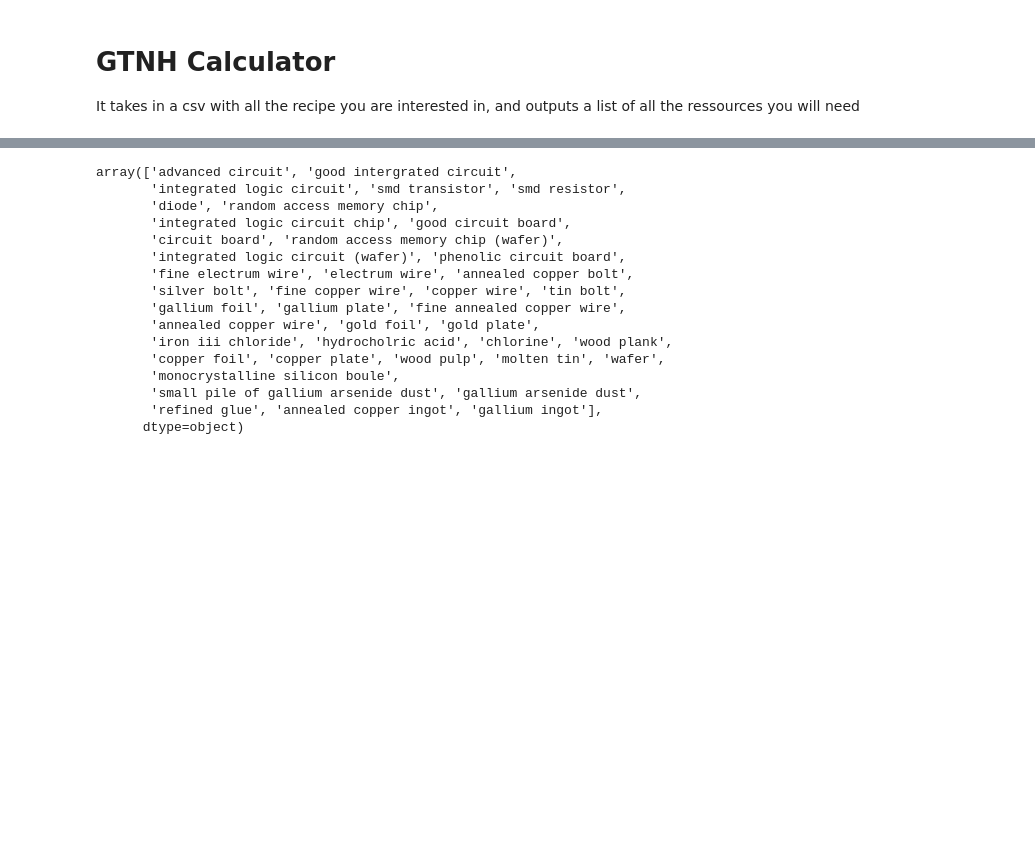
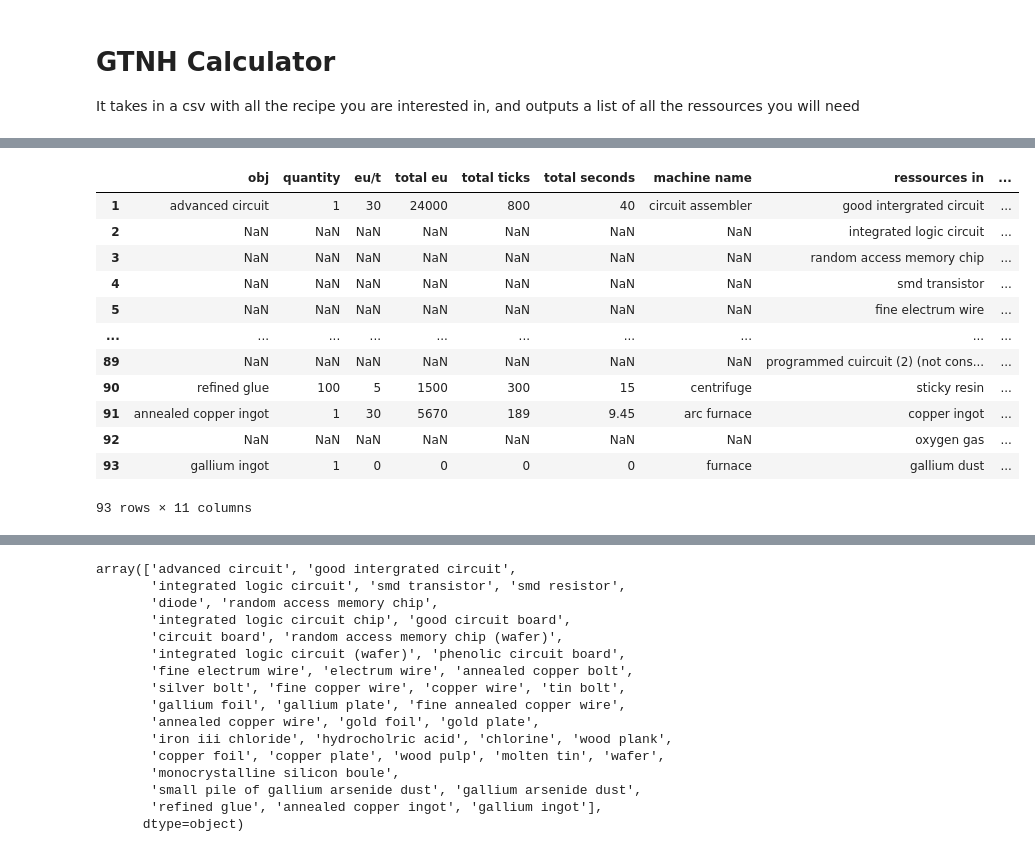
Before and after one commit to CorentinGaillard/GTNH_craft_calc, a Jupyter notebook: GTNH_calc_on_gsheet.ipynb, the cells around one changed output, grey strips where cells are left out. Drawn from its saved outputs; the diff is of its cells as text; code cells hidden in the pictures; blank space fills up the shorter version.

```diff
--- a/GTNH_calc_on_gsheet.ipynb
+++ b/GTNH_calc_on_gsheet.ipynb
@@ -71,3 +37,19 @@ def to_lower(serie):
   except: ...
   return serie
 df = df.apply(to_lower)
+# %%
+df.replace('', np.nan)
+# %% [output]
+|  | obj | quantity | eu/t | total eu | total ticks | total seconds | machine name | ressources in | ... |
+| 1 | advanced circuit | 1 | 30 | 24000 | 800 | 40 | circuit assembler | good intergrated circuit | ... |
+| 2 | NaN | NaN | NaN | NaN | NaN | NaN | NaN | integrated logic circuit | ... |
+| 3 | NaN | NaN | NaN | NaN | NaN | NaN | NaN | random access memory chip | ... |
+| 4 | NaN | NaN | NaN | NaN | NaN | NaN | NaN | smd transistor | ... |
+| 5 | NaN | NaN | NaN | NaN | NaN | NaN | NaN | fine electrum wire | ... |
+| ... | ... | ... | ... | ... | ... | ... | ... | ... | ... |
+| 89 | NaN | NaN | NaN | NaN | NaN | NaN | NaN | programmed cuircuit (2) (not cons... | ... |
+| 90 | refined glue | 100 | 5 | 1500 | 300 | 15 | centrifuge | sticky resin | ... |
+| 91 | annealed copper ingot | 1 | 30 | 5670 | 189 | 9.45 | arc furnace | copper ingot | ... |
+| 92 | NaN | NaN | NaN | NaN | NaN | NaN | NaN | oxygen gas | ... |
+| 93 | gallium ingot | 1 | 0 | 0 | 0 | 0 | furnace | gallium dust | ... |
+93 rows × 11 columns
```
Also changed, not shown: parts of 8 cells of this notebook.
